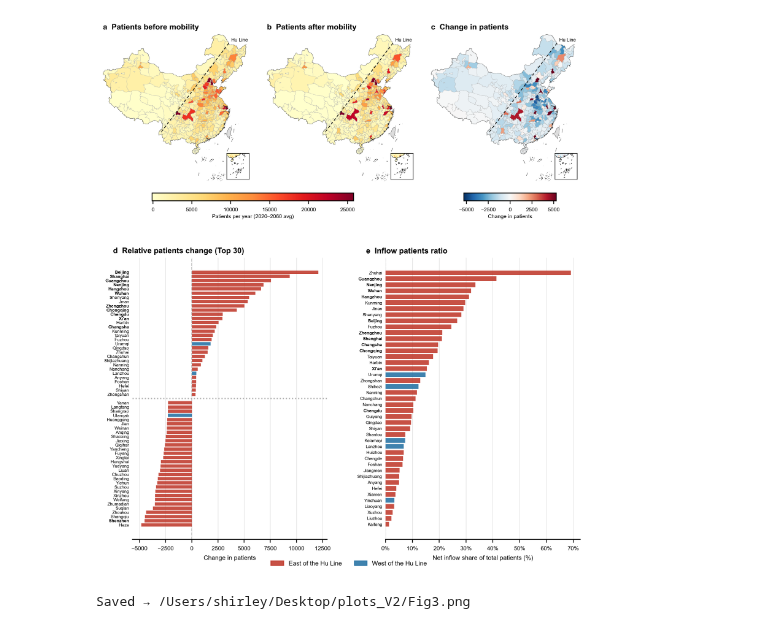
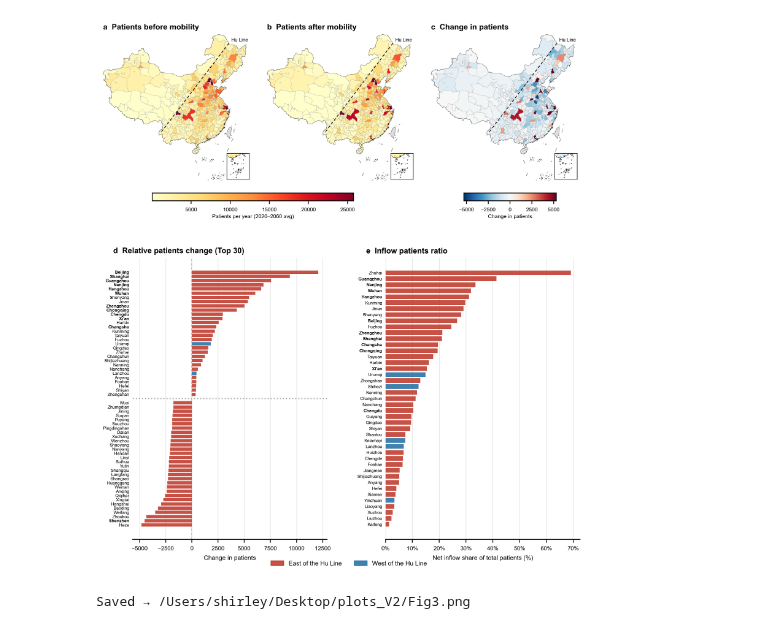
Before and after one commit to debibooo/Air_pollution_health_adaptation, a Jupyter notebook: plotting/Fig3.ipynb, the cells around one changed output. Saved outputs shown, nothing was run; the diff lists cells and outputs as text; code cells hidden in the pictures.

```diff
--- a/plotting/Fig3.ipynb
+++ b/plotting/Fig3.ipynb
@@ -126,7 +126,17 @@ def compute_year(year):
     common   = net.index.intersection(df_local.index)
     out = df_local.loc[common].copy()
     out["net"]    = net.loc[common].values
-    out["demand"] = out["net"] + out["local_patient"]
+    city_inflow = inflow.reindex(out.index, fill_value=0).values
+    raw_demand = np.where(
+        city_inflow > 0,
+        out["local_patient"] + out["net"],
+        out["local_patient"]
+       )
+    out["demand"] = np.where(raw_demand < 0, 0.0, raw_demand)
+
+    if "mo_total" in out.columns:
+        out["mo_total"] = np.where(out["mo_total"] < 0, 0.0, out["mo_total"])
+
     return out
 
 # ── 4. Compute averages ───────────────────────────────────────────────────────
@@ -340,32 +350,32 @@ ax_barC.invert_yaxis()
 style_bar(ax_barD, "e  Inflow patients ratio", "Net inflow share of total patients (%)")
 
 n_d      = len(df_ratio)
 y_d      = np.arange(n_d)
 colors_d = [C_EAST if r == "East" else C_WEST for r in df_ratio["region"]]
 ratio_pct = df_ratio["net_local_r"].values * 100
 ax_barD.barh(y_d, ratio_pct, color=colors_d, height=0.78, alpha=0.88, zorder=2)
 ax_barD.set_yticks(y_d)
 ax_barD.set_yticklabels(df_ratio.index, fontsize=4.5)
 
 for label in ax_barD.get_yticklabels():
     if label.get_text() in BOLD_CITIES:
         label.set_weight("bold")
         label.set_color("black")
 
 ax_barD.xaxis.set_major_formatter(mticker.FuncFormatter(lambda x, _: f"{x:.0f}%"))
 ax_barD.invert_yaxis()
 
 # ── 15. Shared legend ─────────────────────────────────────────────────────────
 patch_e = mpatches.Patch(color=C_EAST, label="East of the Hu Line", alpha=0.88)
 patch_w = mpatches.Patch(color=C_WEST, label="West of the Hu Line", alpha=0.88)
 fig.legend(handles=[patch_e, patch_w], loc="lower center", ncol=2,
            fontsize=6.5, frameon=False, bbox_to_anchor=(0.5, 0.0))
 
 # ── 16. Save ──────────────────────────────────────────────────────────────────
 OUTFILE.parent.mkdir(parents=True, exist_ok=True)
 fig.savefig(OUTFILE, dpi=300, bbox_inches="tight", facecolor="white")
 plt.show()
 print(f"Saved → {OUTFILE}")
 # %% [output]
-[figure, old version]
+[figure, new version]
 Saved → /Users/shirley/Desktop/plots_V2/Fig3.png
```
Also changed, not shown: 1 other file.
